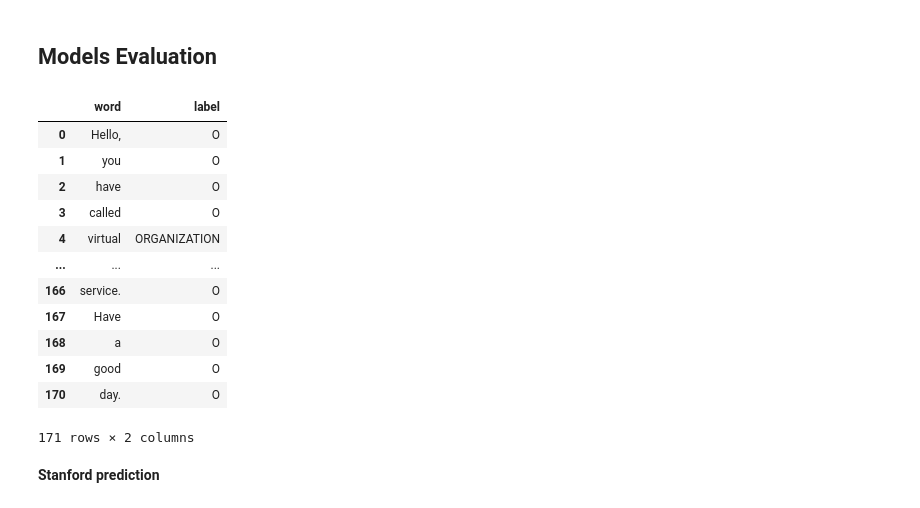
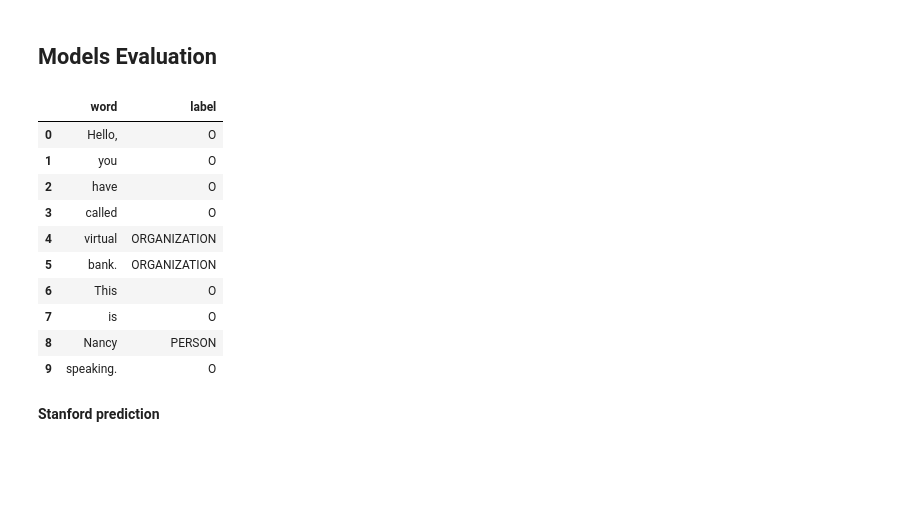
Before and after one commit to sandnattanicha/Final-Project, a Jupyter notebook: NER_ipynb/NER-3_models.ipynb, the cells around one changed output. Saved outputs shown, nothing was run; the diff lists cells and outputs as text; code cells hidden in the pictures; blank space fills up the shorter version.

```diff
--- a/NER_ipynb/NER-3_models.ipynb
+++ b/NER_ipynb/NER-3_models.ipynb
@@ -331,20 +301,18 @@ pd.DataFrame({'sent': wlst, 'ne': nelst})
 # %%
-ref_label = pd.read_csv('D:/DSBA/Project/Final-Project-2/data/Text files/ref_label.csv')
-ref_label
+ref_label = pd.read_csv('D:/DSBA/Project/Final-Project-2/data/Text files/ref-nancy-sandra.csv')
+ref_label.head(10)
 # %% [output]
 |  | word | label |
 | 0 | Hello, | O |
 | 1 | you | O |
 | 2 | have | O |
 | 3 | called | O |
 | 4 | virtual | ORGANIZATION |
-| ... | ... | ... |
-| 166 | service. | O |
-| 167 | Have | O |
-| 168 | a | O |
-| 169 | good | O |
-| 170 | day. | O |
+| 5 | bank. | ORGANIZATION |
+| 6 | This | O |
+| 7 | is | O |
+| 8 | Nancy | PERSON |
+| 9 | speaking. | O |
-171 rows × 2 columns
 # %% [markdown]
 **Stanford prediction**
 # %%
```
Also changed, not shown: parts of 22 cells of this notebook, 2 other files.
